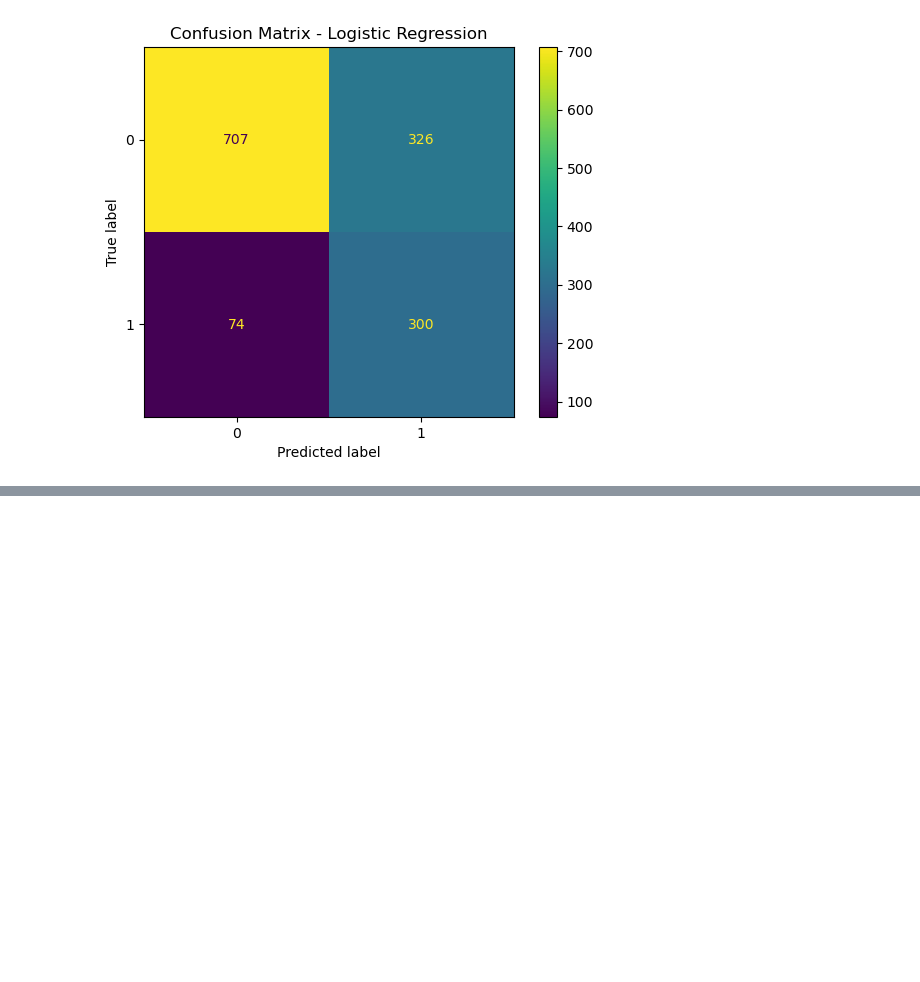
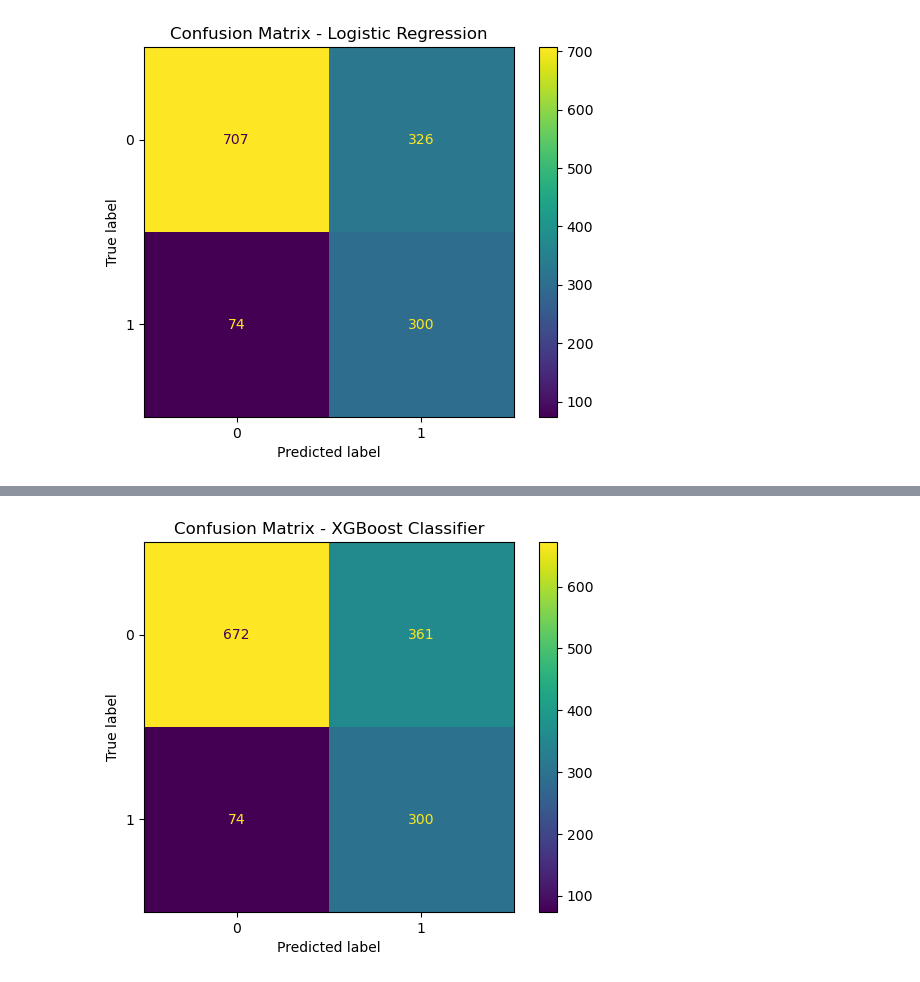
Before and after one commit to Daniel-Muruthi/telecom-churn-prediction, a Jupyter notebook: index.ipynb, the cells around one changed output, grey strips where cells are left out. Drawn from its saved outputs; the diff is of its cells as text; code cells hidden in the pictures; blank space fills up the shorter version.

Commit message:
This will add the XGBoost classifier model

```diff
--- a/index.ipynb
+++ b/index.ipynb
@@ -464,0 +477,19 @@ plt.show();
+# %%
+# Build Pipeline
+
+xgb_pipeline = ImbPipeline(steps=[
+    ("preprocessor", preprocessor),
+    ("smote", SMOTE(random_state=42)),
+    ("classifier", XGBClassifier(use_label_encoder=False,
+                                 eval_metric='logloss',
+                                 random_state=42,
+                                 scale_pos_weight=scale_pos_weight))])
+
+
+xgb_cv = cross_validate(xgb_pipeline, X_train, y_train, cv=cv, scoring=scoring, n_jobs=-1)
+
+# Display mean and std of each metric
+xgb_results = {m: (xgb_cv[f'test_{m}'].mean(), xgb_cv[f'test_{m}'].std()) for m in scoring}
+print("=== XGBoost CV Performance ===")
+for metric, (mean, std) in xgb_results.items():
+    print(f"{metric}: {mean:.3f} ± {std:.3f}")
@@ -464,0 +518,14 @@ plt.show();
+# %%
+# Test set evaluation
+
+xgb_pipeline.fit(X_train, y_train)
+xgb_pred = xgb_pipeline.predict(X_test)
+xgb_proba = xgb_pipeline.predict_proba(X_test)[:, 1]
+
+print("\n=== Test Performance: XGBoost ===")
+print(f"ROC AUC : {roc_auc_score(y_test, xgb_proba):.3f}")
+print(f"Precision: {precision_score(y_test, xgb_pred):.3f}")
+print(f"Recall   : {recall_score(y_test, xgb_pred):.3f}")
+print(f"F1 Score : {f1_score(y_test, xgb_pred):.3f}")
+print(f"Accuracy : {accuracy_score(y_test, xgb_pred):.3f}")
+print("\nClassification Report:\n", classification_report(y_test, xgb_pred, target_names=['No Churn', 'Churn']))
@@ -464,0 +549,9 @@ plt.show();
+# %%
+# Confusion Matrix for XGBoost Classifier
+cm_xgb = confusion_matrix(y_test, xgb_pred)
+cm_xgb_display = ConfusionMatrixDisplay(confusion_matrix=cm_xgb, display_labels=xgb_pipeline.classes_)
+cm_xgb_display.plot()
+plt.title("Confusion Matrix - XGBoost Classifier")
+plt.show();
+# %% [output]
+[figure, added]
```
Also changed, not shown: parts of 7 cells of this notebook.
